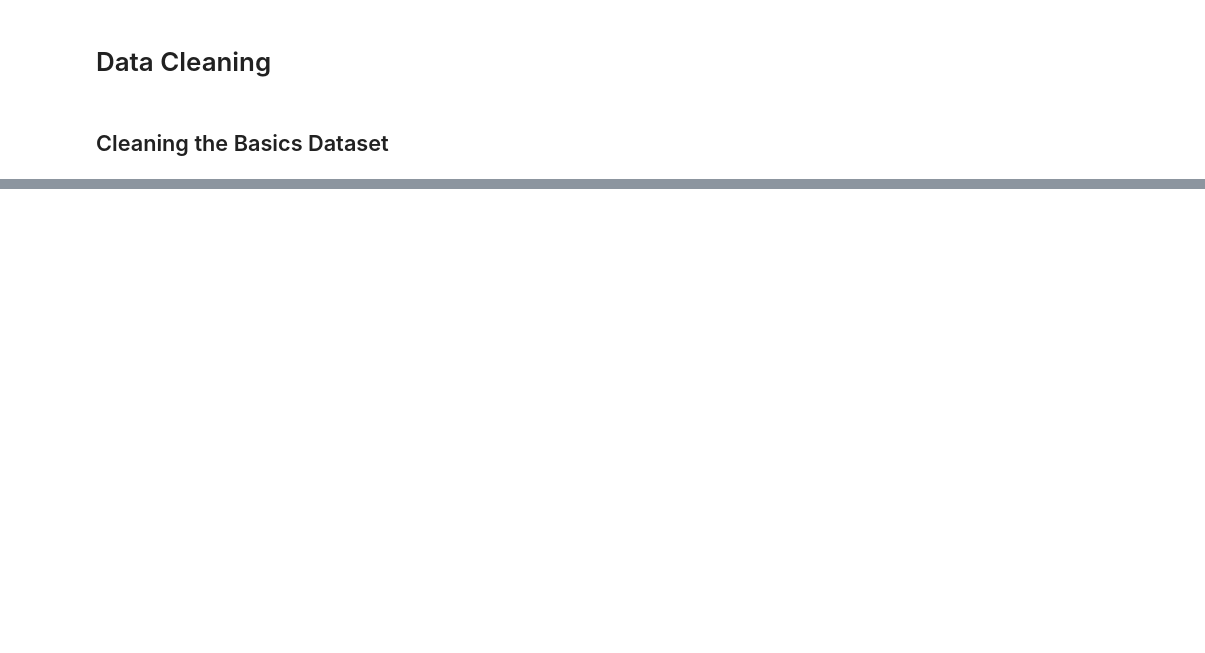
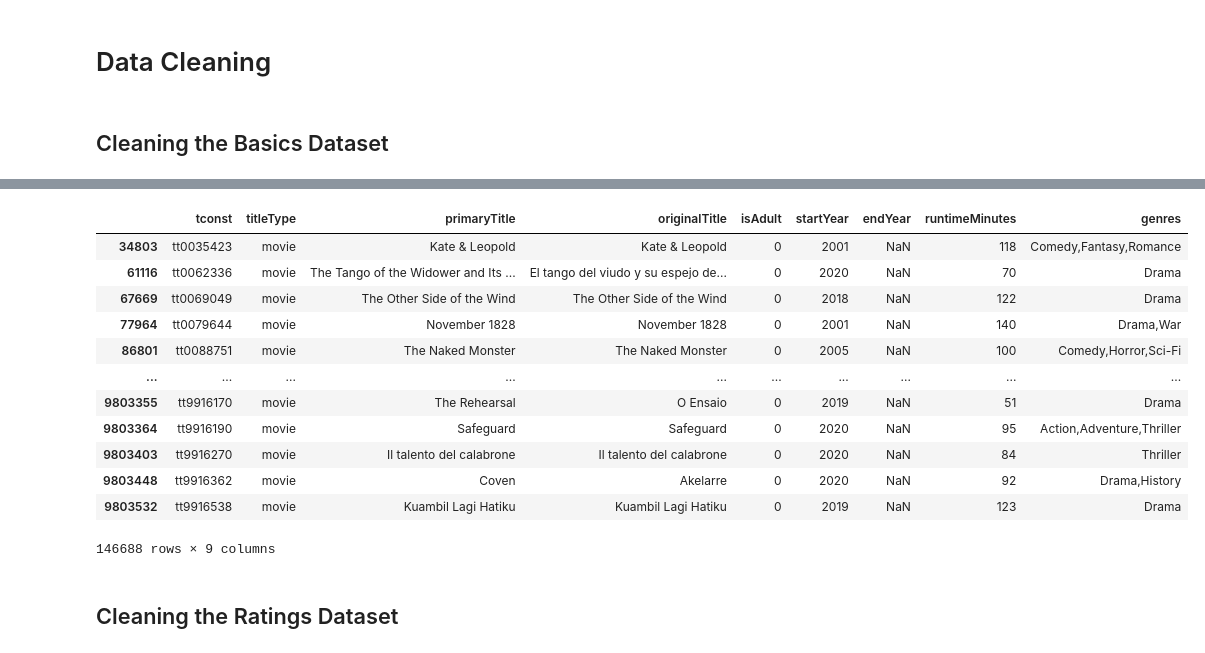
Before and after one commit to G3ntl3g1ant/DataEnrichmentProject, a Jupyter notebook: Project 3 Part 1.ipynb, the cells around one changed output, grey strips where cells are left out. Cells and saved outputs as stored; diff of their text form; code cells hidden in the pictures; blank space fills up the shorter version.

Commit message:
Added Datasets and Added to Part 1

```diff
--- a/Project 3 Part 1.ipynb
+++ b/Project 3 Part 1.ipynb
@@ -132,0 +236,5 @@ memory usage: 29.9+ MB
+# %%
+# Changing the type to 'int' in order to process it
+basics['startYear'] = basics['startYear'].astype('int')
+# Checking to see if the change took place
+basics.info()
@@ -132,0 +258,3 @@ memory usage: 29.9+ MB
+# %%
+basics = basics[(basics['startYear'] >= 2000) & (basics['startYear'] < 2023)]
+basics['startYear'].value_counts()
@@ -132,0 +279,8 @@ memory usage: 29.9+ MB
+# %%
+# Exclude movies that are included in the documentary category.
+is_documentary = basics['genres'].str.contains('documentary',case=False)
+basics = basics[~is_documentary]
+# %%
+# Filter the basics table down to only include the US by using the filter akas dataframe
+keepers =basics['tconst'].isin(akas['titleId'])
+keepers
@@ -132,0 +300,19 @@ memory usage: 29.9+ MB
+# %%
+basics = basics[keepers]
+basics
+# %% [output]
+|  | tconst | titleType | primaryTitle | originalTitle | isAdult | startYear | endYear | runtimeMinutes | genres |
+| 34803 | tt0035423 | movie | Kate & Leopold | Kate & Leopold | 0 | 2001 | NaN | 118 | Comedy,Fantasy,Romance |
+| 61116 | tt0062336 | movie | The Tango of the Widower and Its ... | El tango del viudo y su espejo de... | 0 | 2020 | NaN | 70 | Drama |
+| 67669 | tt0069049 | movie | The Other Side of the Wind | The Other Side of the Wind | 0 | 2018 | NaN | 122 | Drama |
+| 77964 | tt0079644 | movie | November 1828 | November 1828 | 0 | 2001 | NaN | 140 | Drama,War |
+| 86801 | tt0088751 | movie | The Naked Monster | The Naked Monster | 0 | 2005 | NaN | 100 | Comedy,Horror,Sci-Fi |
+| ... | ... | ... | ... | ... | ... | ... | ... | ... | ... |
+| 9803355 | tt9916170 | movie | The Rehearsal | O Ensaio | 0 | 2019 | NaN | 51 | Drama |
+| 9803364 | tt9916190 | movie | Safeguard | Safeguard | 0 | 2020 | NaN | 95 | Action,Adventure,Thriller |
+| 9803403 | tt9916270 | movie | Il talento del calabrone | Il talento del calabrone | 0 | 2020 | NaN | 84 | Thriller |
+| 9803448 | tt9916362 | movie | Coven | Akelarre | 0 | 2020 | NaN | 92 | Drama,History |
+| 9803532 | tt9916538 | movie | Kuambil Lagi Hatiku | Kuambil Lagi Hatiku | 0 | 2019 | NaN | 123 | Drama |
+146688 rows × 9 columns
+# %% [markdown]
+## Cleaning the Ratings Dataset
```
Also changed, not shown: parts of 32 cells of this notebook, 3 other files.
